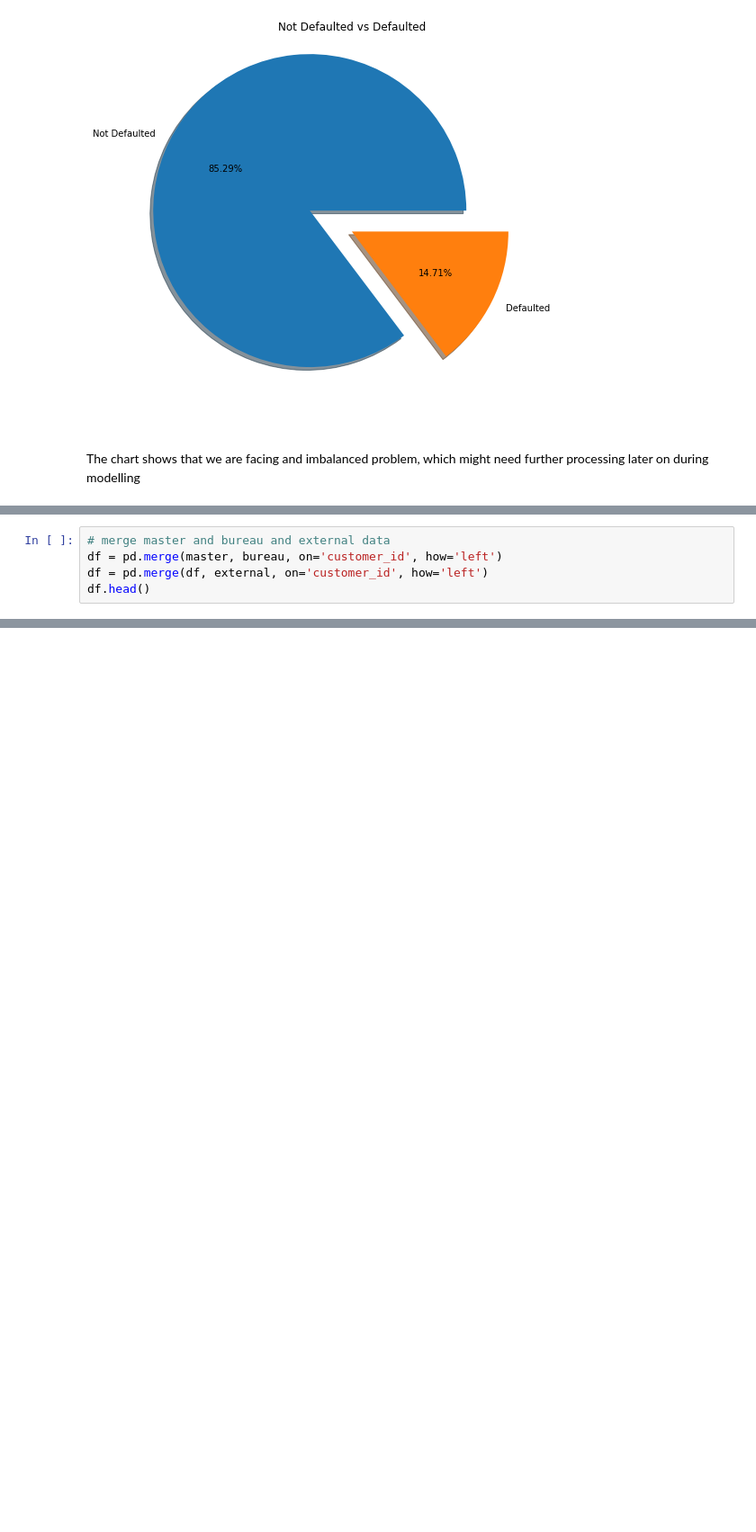
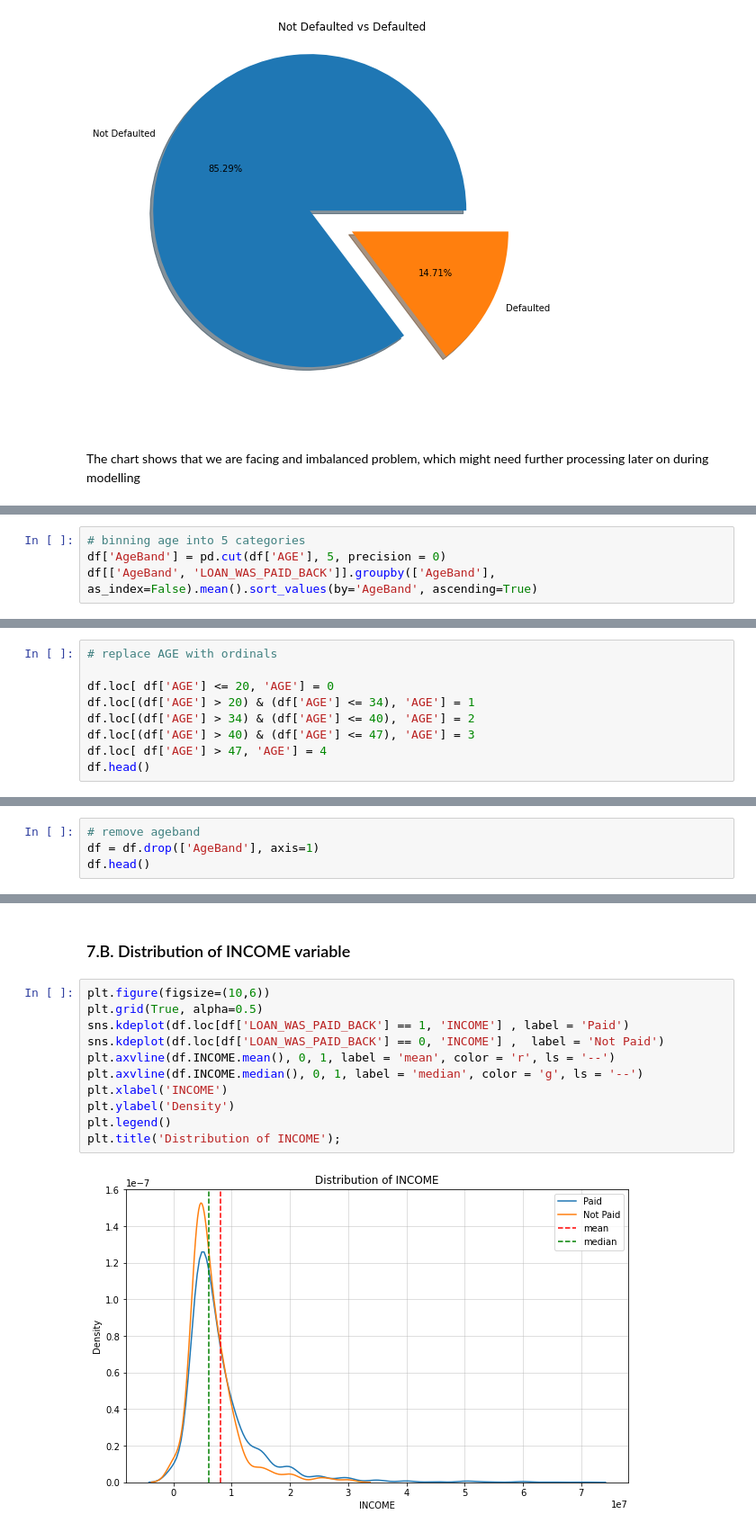
Before and after one commit to indrap23/PMDS-TEAM_XBOOST, a Jupyter notebook: Feature_ready.ipynb, the cells around one changed output, grey strips where cells are left out. Shown at 90% size. Drawn from its saved outputs; the diff is of its cells as text; blank space fills up the shorter version.

```diff
--- a/Feature_ready.ipynb
+++ b/Feature_ready.ipynb
@@ -633,5 +414,0 @@ Not all customer has external data available, however we are still going to use
-# %%
-# merge master and bureau and external data
-df = pd.merge(master, bureau, on='customer_id', how='left')
-df = pd.merge(df, external, on='customer_id', how='left')
-df.head()
@@ -1325,0 +419,4 @@ df_final3.to_csv("./Final_result_proba.csv")
+# %%
+# binning age into 5 categories
+df['AgeBand'] = pd.cut(df['AGE'], 5, precision = 0)
+df[['AgeBand', 'LOAN_WAS_PAID_BACK']].groupby(['AgeBand'], as_index=False).mean().sort_values(by='AgeBand', ascending=True)
@@ -1325,0 +432,9 @@ df_final3.to_csv("./Final_result_proba.csv")
+# %%
+# replace AGE with ordinals
+
+df.loc[ df['AGE'] <= 20, 'AGE'] = 0
+df.loc[(df['AGE'] > 20) & (df['AGE'] <= 34), 'AGE'] = 1
+df.loc[(df['AGE'] > 34) & (df['AGE'] <= 40), 'AGE'] = 2
+df.loc[(df['AGE'] > 40) & (df['AGE'] <= 47), 'AGE'] = 3
+df.loc[ df['AGE'] > 47, 'AGE'] = 4
+df.head()
@@ -1325,0 +448,4 @@ df_final3.to_csv("./Final_result_proba.csv")
+# %%
+# remove ageband
+df = df.drop(['AgeBand'], axis=1)
+df.head()
@@ -1325,0 +459,15 @@ df_final3.to_csv("./Final_result_proba.csv")
+# %% [markdown]
+### 7.B. Distribution of INCOME variable
+# %%
+plt.figure(figsize=(10,6))
+plt.grid(True, alpha=0.5)
+sns.kdeplot(df.loc[df['LOAN_WAS_PAID_BACK'] == 1, 'INCOME'] , label = 'Paid')
+sns.kdeplot(df.loc[df['LOAN_WAS_PAID_BACK'] == 0, 'INCOME'] ,  label = 'Not Paid')
+plt.axvline(df.INCOME.mean(), 0, 1, label = 'mean', color = 'r', ls = '--')
+plt.axvline(df.INCOME.median(), 0, 1, label = 'median', color = 'g', ls = '--')
+plt.xlabel('INCOME')
+plt.ylabel('Density')
+plt.legend()
+plt.title('Distribution of INCOME');
+# %% [output]
+[figure, added]
```
Also changed, not shown: parts of 144 cells of this notebook.
